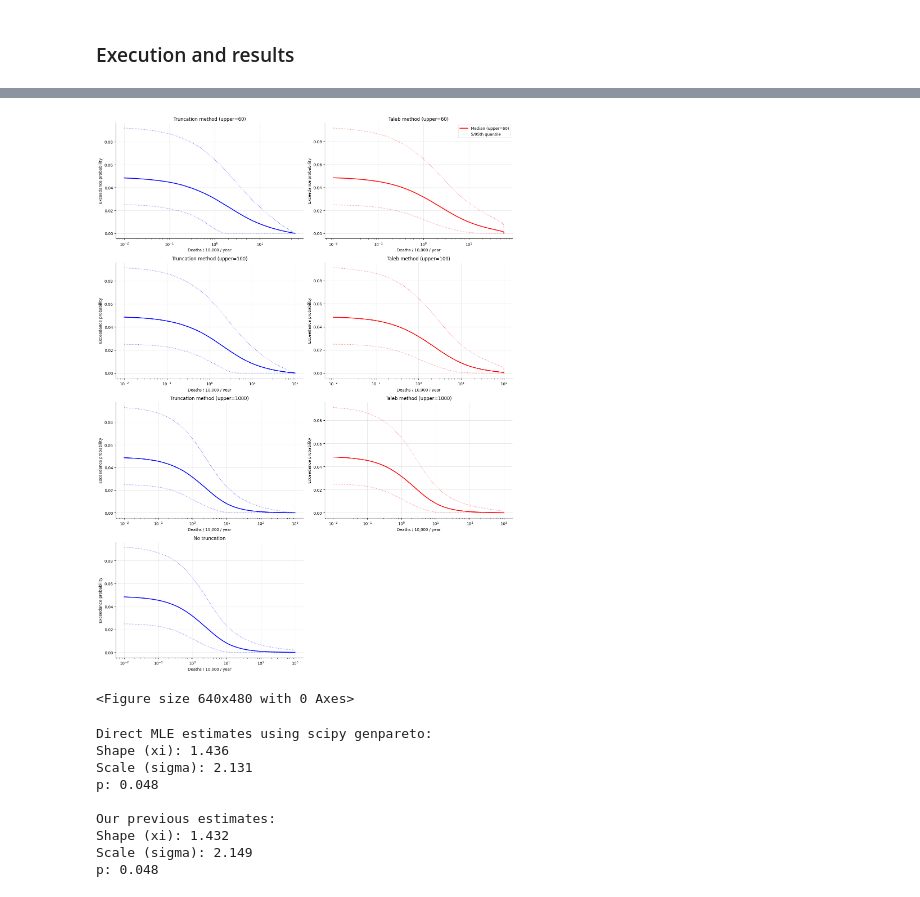
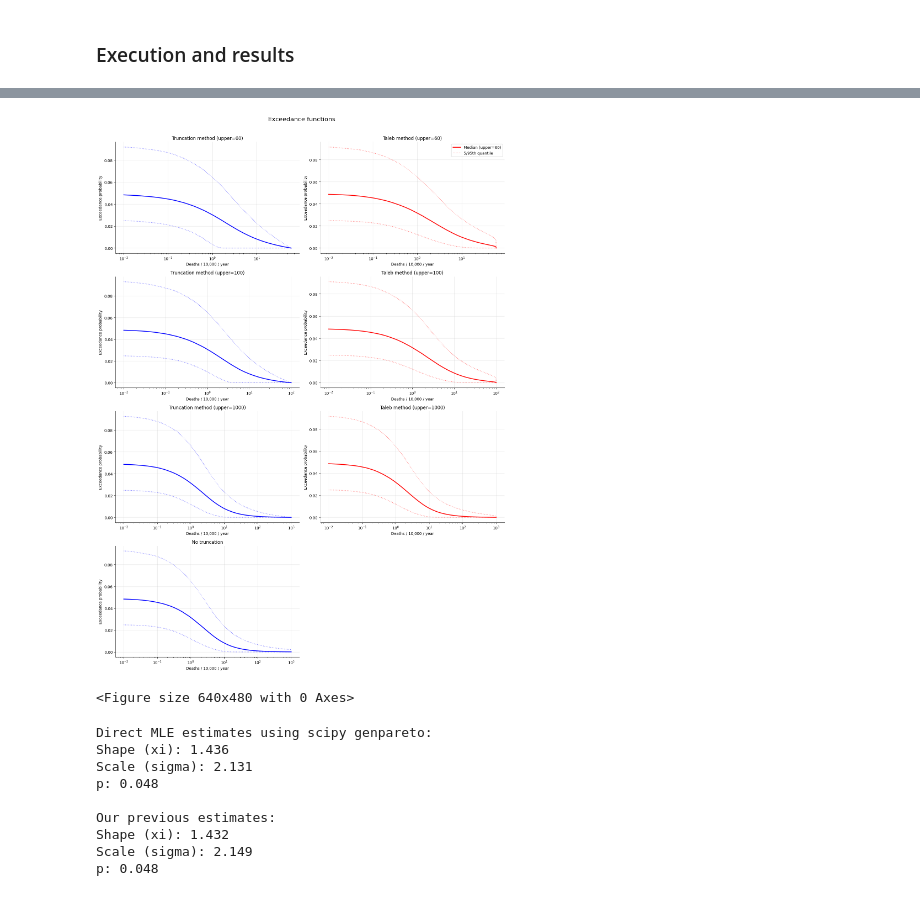
Before and after one commit to DevInnovationLab/pandemic_model_public, a Jupyter notebook: python/notebooks/35 mle_uncertainty_param_transform.ipynb, the cells around one changed output, grey strips where cells are left out. Saved outputs shown, nothing was run; the diff lists cells and outputs as text; code cells hidden in the pictures.

```diff
--- a/python/notebooks/35 mle_uncertainty_param_transform.ipynb
+++ b/python/notebooks/35 mle_uncertainty_param_transform.ipynb
@@ -520,32 +520,33 @@ for i, samples in enumerate(param_samples):
         taleb_percentiles = np.percentile(taleb_survivals, [5, 50, 95], axis=0)
 
         # Plot on right subplot (Taleb transformed)
         axes[i,1].plot(x, taleb_percentiles[1], '-', linewidth=2,
                  label=f'Median (upper={upper:.0f})', color='red')
         axes[i,1].plot(x, taleb_percentiles[0], ':', alpha=0.5, color='red', label='5/95th quantile')
         axes[i,1].plot(x, taleb_percentiles[2], ':', alpha=0.5, color='red')
     else:
         axes[i,1].set_visible(False)
 
     for j in range(2):
         axes[i,j].set_xscale('log')
         axes[i,j].grid(True, alpha=0.3)
         axes[i,j].set_xlabel('Deaths / 10,000 / year')
         axes[i,j].set_ylabel('Exceedance probability')
         # Only add legend to first subplot
         if j == 1 and i == 0:
             # Add single handle for both quantile lines
             axes[i,j].legend()
         axes[i,j].spines['top'].set_visible(False)
         axes[i,j].spines['right'].set_visible(False)
 
     # Set titles
     axes[i,0].set_title(f'Truncation method (upper={upper:.0f})' if upper is not None else 'No truncation')
     axes[i,1].set_title(f'Taleb method (upper={upper:.0f})' if upper is not None else 'No transformation')
 
+plt.suptitle("Exceedance functions", y=1.01, fontsize=16)
 plt.tight_layout()
 plt.show()
 plt.savefig("../../output/severity_distributions/allrisk_base_exceedance_fn_grid.jpg", dpi=400)
 # %% [output]
-[figure, old version]
+[figure, new version]
 <Figure size 640x480 with 0 Axes>
```
Also changed, not shown: parts of 7 cells of this notebook, 3 other files.
